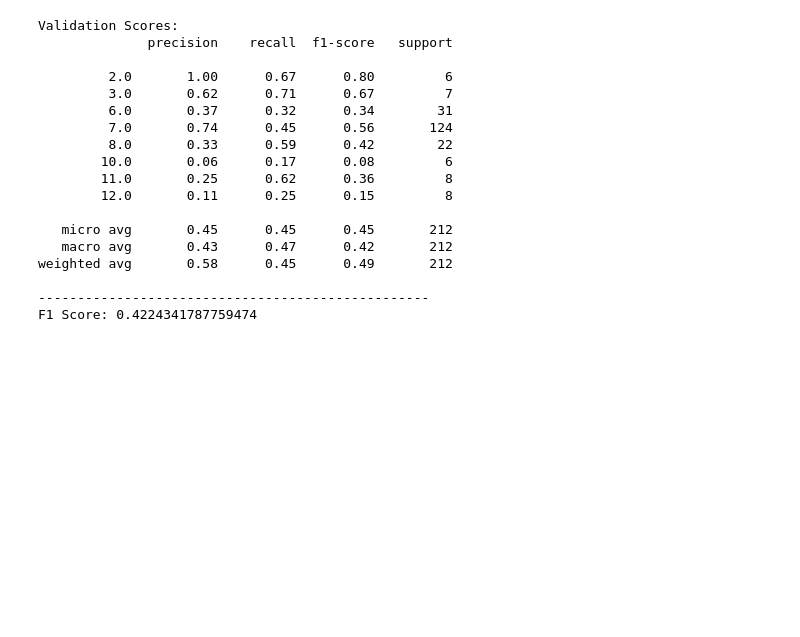
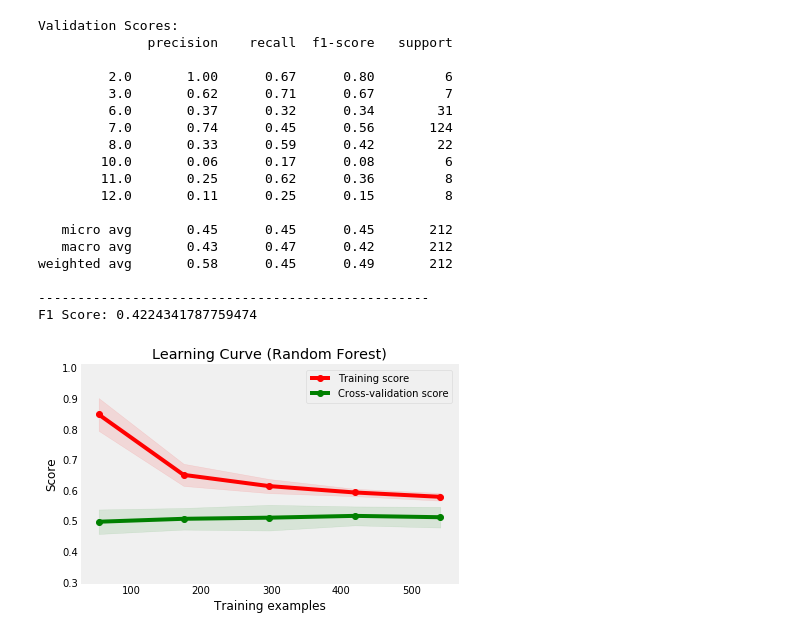
Before and after one commit to reidempey/MLHomework, a Jupyter notebook: Classification of Musical Origin - Econ 213R Project - Moira Facer and Reid Empey.ipynb, the cells around one changed output. Cells and saved outputs as stored; diff of their text form; code cells hidden in the pictures; blank space fills up the shorter version.

Commit message:
Added learning curve for final RF

```diff
--- a/Classification of Musical Origin - Econ 213R Project - Moira Facer and Reid Empey.ipynb
+++ b/Classification of Musical Origin - Econ 213R Project - Moira Facer and Reid Empey.ipynb
@@ -532,3 +532,98 @@ weighted avg       0.58      0.45      0.49       212
 
 --------------------------------------------------
 F1 Score: 0.4224341787759474
+# %%
+def plot_learning_curve(estimator, title, X, y, ylim=None, cv=None,
+                        n_jobs=None, train_sizes=np.linspace(.1, 1.0, 5)):
+    """
+    Generate a simple plot of the test and training learning curve.
+
+    Parameters
+    ----------
+    estimator : object type that implements the "fit" and "predict" methods
+        An object of that type which is cloned for each validation.
+
+    title : string
+        Title for the chart.
+
+    X : array-like, shape (n_samples, n_features)
+        Training vector, where n_samples is the number of samples and
+        n_features is the number of features.
+
+    y : array-like, shape (n_samples) or (n_samples, n_features), optional
+        Target relative to X for classification or regression;
+        None for unsupervised learning.
+
+    ylim : tuple, shape (ymin, ymax), optional
+        Defines minimum and maximum yvalues plotted.
+
+    cv : int, cross-validation generator or an iterable, optional
+        Determines the cross-validation splitting strategy.
+        Possible inputs for cv are:
+          - None, to use the default 3-fold cross-validation,
+          - integer, to specify the number of folds.
+          - :term:`CV splitter`,
+          - An iterable yielding (train, test) splits as arrays of indices.
+
+        For integer/None inputs, if ``y`` is binary or multiclass,
+        :class:`StratifiedKFold` used. If the estimator is not a classifier
+        or if ``y`` is neither binary nor multiclass, :class:`KFold` is used.
+
+        Refer :ref:`User Guide <cross_validation>` for the various
+        cross-validators that can be used here.
+
+    n_jobs : int or None, optional (default=None)
+        Number of jobs to run in parallel.
+        ``None`` means 1 unless in a :obj:`joblib.parallel_backend` context.
+        ``-1`` means using all processors. See :term:`Glossary <n_jobs>`
+        for more details.
+
+    train_sizes : array-like, shape (n_ticks,), dtype float or int
+        Relative or absolute numbers of training examples that will be used to
+        generate the learning curve. If the dtype is float, it is regarded as a
+        fraction of the maximum size of the training set (that is determined
+        by the selected validation method), i.e. it has to be within (0, 1].
+        Otherwise it is interpreted as absolute sizes of the training sets.
+        Note that for classification the number of samples usually have to
+        be big enough to contain at least one sample from each class.
+        (default: np.linspace(0.1, 1.0, 5))
+    """
+    plt.figure()
+    plt.title(title)
+    if ylim is not None:
+        plt.ylim(*ylim)
+    plt.xlabel("Training examples")
+    plt.ylabel("Score")
+    train_sizes, train_scores, test_scores = learning_curve(
+        estimator, X, y, cv=cv, n_jobs=n_jobs, train_sizes=train_sizes)
+    train_scores_mean = np.mean(train_scores, axis=1)
+    train_scores_std = np.std(train_scores, axis=1)
+    test_scores_mean = np.mean(test_scores, axis=1)
+    test_scores_std = np.std(test_scores, axis=1)
+    plt.grid()
+
+    plt.fill_between(train_sizes, train_scores_mean - train_scores_std,
+                     train_scores_mean + train_scores_std, alpha=0.1,
+                     color="r")
+    plt.fill_between(train_sizes, test_scores_mean - test_scores_std,
+                     test_scores_mean + test_scores_std, alpha=0.1, color="g")
+    plt.plot(train_sizes, train_scores_mean, 'o-', color="r",
+             label="Training score")
+    plt.plot(train_sizes, test_scores_mean, 'o-', color="g",
+             label="Cross-validation score")
+
+    plt.legend(loc="best")
+    return plt
+
+title = "Learning Curve (Random Forest)"
+# Cross validation with 100 iterations to get smoother mean test and train
+# score curves, each time with 20% data randomly selected as a validation set.
+cv = ShuffleSplit(n_splits=10, test_size=0.2, random_state=0)
+
+estimator = RandomForestClassifier(max_depth=3, n_estimators=500)
+plot_learning_curve(estimator, title, x_tr, y_tr, ylim=(0.3, 1.01), cv=cv, n_jobs=4)
+
+
+plt.show()
+# %% [output]
+[figure, added]
```
Also changed, not shown: parts of 6 cells of this notebook.
